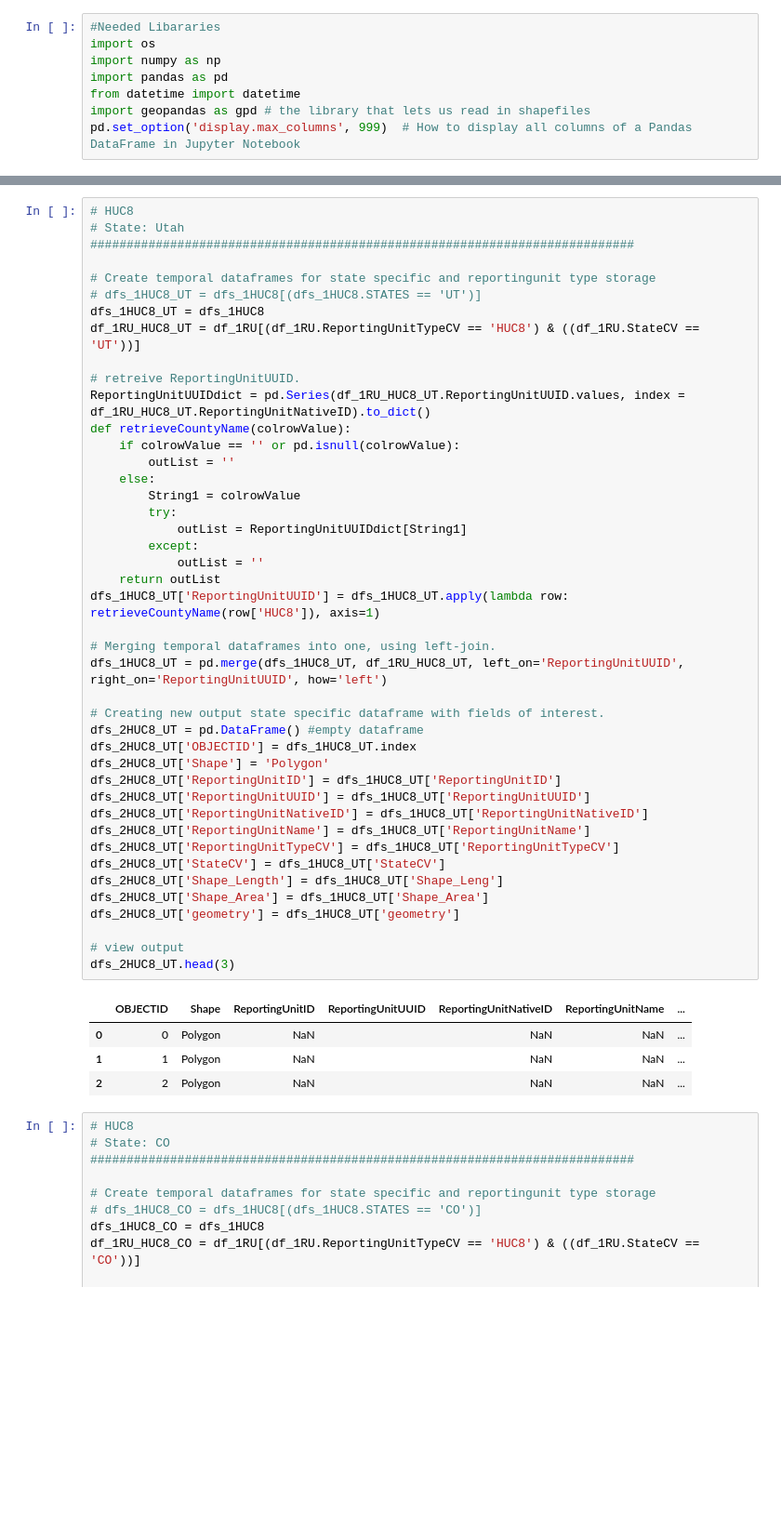
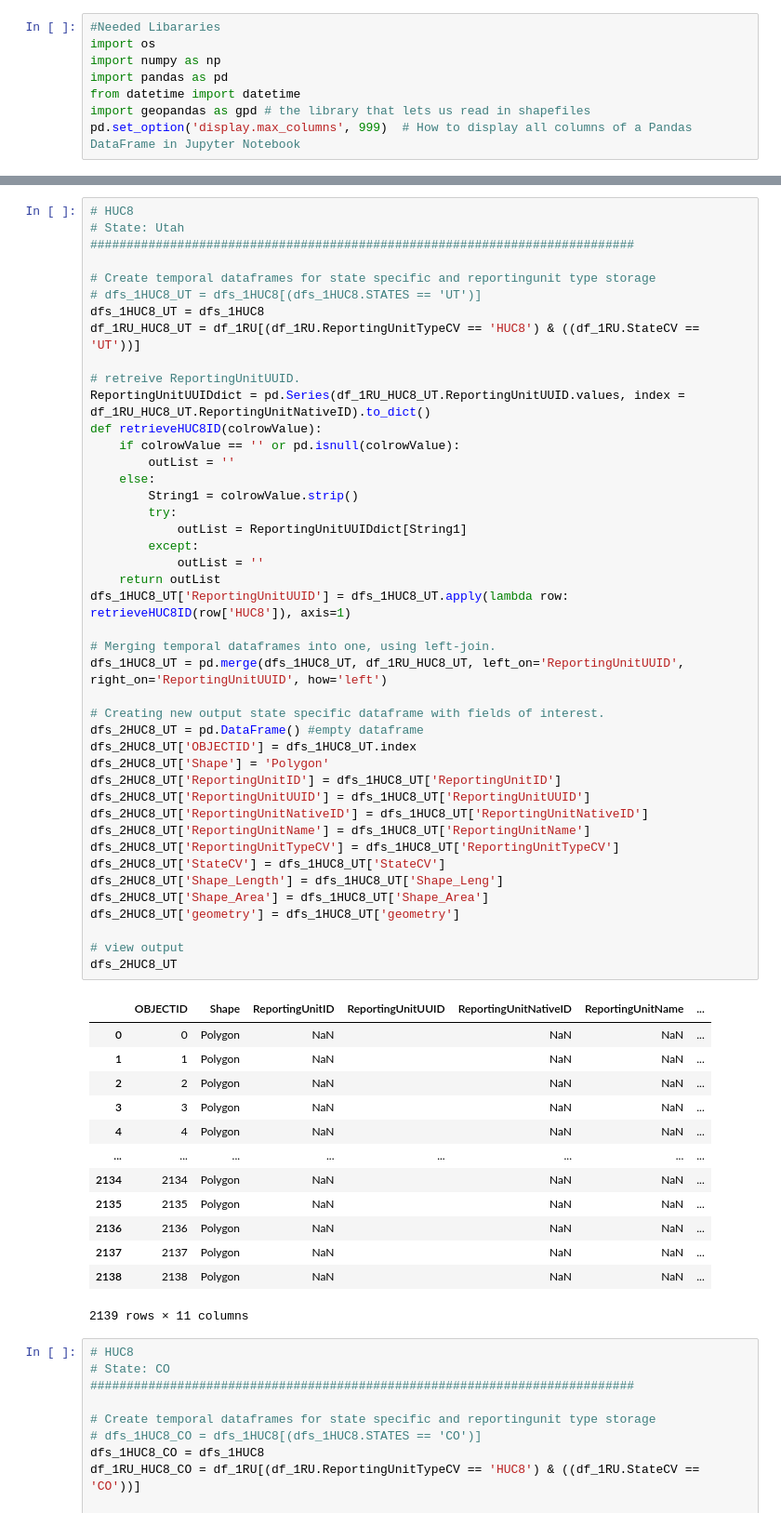
Before and after one commit to WSWCWaterDataExchange/WaDE2.0Apps, a Jupyter notebook: CreateAppShapefiles/App2ShapeFiles_HUC8.ipynb, the cells around one changed output, grey strips where cells are left out. Shown at 93% size. Drawn from its saved outputs; the diff is of its cells as text; blank space fills up the shorter version.

```diff
--- a/CreateAppShapefiles/App2ShapeFiles_HUC8.ipynb
+++ b/CreateAppShapefiles/App2ShapeFiles_HUC8.ipynb
@@ -51,42 +60,51 @@ df_1RU_HUC8_UT = df_1RU[(df_1RU.ReportingUnitTypeCV == 'HUC8') & ((df_1RU.StateC
 
 # retreive ReportingUnitUUID.
 ReportingUnitUUIDdict = pd.Series(df_1RU_HUC8_UT.ReportingUnitUUID.values, index = df_1RU_HUC8_UT.ReportingUnitNativeID).to_dict()
-def retrieveCountyName(colrowValue):
+def retrieveHUC8ID(colrowValue):
     if colrowValue == '' or pd.isnull(colrowValue):
         outList = ''
     else:
-        String1 = colrowValue
+        String1 = colrowValue.strip()
         try:
             outList = ReportingUnitUUIDdict[String1]
         except:
             outList = ''
     return outList
-dfs_1HUC8_UT['ReportingUnitUUID'] = dfs_1HUC8_UT.apply(lambda row: retrieveCountyName(row['HUC8']), axis=1)
+dfs_1HUC8_UT['ReportingUnitUUID'] = dfs_1HUC8_UT.apply(lambda row: retrieveHUC8ID(row['HUC8']), axis=1)
 
 # Merging temporal dataframes into one, using left-join.
 dfs_1HUC8_UT = pd.merge(dfs_1HUC8_UT, df_1RU_HUC8_UT, left_on='ReportingUnitUUID', right_on='ReportingUnitUUID', how='left')
 
 # Creating new output state specific dataframe with fields of interest.
 dfs_2HUC8_UT = pd.DataFrame() #empty dataframe
 dfs_2HUC8_UT['OBJECTID'] = dfs_1HUC8_UT.index
 dfs_2HUC8_UT['Shape'] = 'Polygon'
 dfs_2HUC8_UT['ReportingUnitID'] = dfs_1HUC8_UT['ReportingUnitID']
 dfs_2HUC8_UT['ReportingUnitUUID'] = dfs_1HUC8_UT['ReportingUnitUUID']
 dfs_2HUC8_UT['ReportingUnitNativeID'] = dfs_1HUC8_UT['ReportingUnitNativeID']
 dfs_2HUC8_UT['ReportingUnitName'] = dfs_1HUC8_UT['ReportingUnitName']
 dfs_2HUC8_UT['ReportingUnitTypeCV'] = dfs_1HUC8_UT['ReportingUnitTypeCV']
 dfs_2HUC8_UT['StateCV'] = dfs_1HUC8_UT['StateCV']
 dfs_2HUC8_UT['Shape_Length'] = dfs_1HUC8_UT['Shape_Leng']
 dfs_2HUC8_UT['Shape_Area'] = dfs_1HUC8_UT['Shape_Area']
 dfs_2HUC8_UT['geometry'] = dfs_1HUC8_UT['geometry']
 
 # view output
-dfs_2HUC8_UT.head(3)
+dfs_2HUC8_UT
 # %% [output]
 |  | OBJECTID | Shape | ReportingUnitID | ReportingUnitUUID | ReportingUnitNativeID | ReportingUnitName | ... |
 | 0 | 0 | Polygon | NaN |  | NaN | NaN | ... |
 | 1 | 1 | Polygon | NaN |  | NaN | NaN | ... |
 | 2 | 2 | Polygon | NaN |  | NaN | NaN | ... |
+| 3 | 3 | Polygon | NaN |  | NaN | NaN | ... |
+| 4 | 4 | Polygon | NaN |  | NaN | NaN | ... |
+| ... | ... | ... | ... | ... | ... | ... | ... |
+| 2134 | 2134 | Polygon | NaN |  | NaN | NaN | ... |
+| 2135 | 2135 | Polygon | NaN |  | NaN | NaN | ... |
+| 2136 | 2136 | Polygon | NaN |  | NaN | NaN | ... |
+| 2137 | 2137 | Polygon | NaN |  | NaN | NaN | ... |
+| 2138 | 2138 | Polygon | NaN |  | NaN | NaN | ... |
+2139 rows × 11 columns
 # %%
 # HUC8
 # State: CO
```
Also changed, not shown: parts of 2 cells of this notebook, 40 other files.
